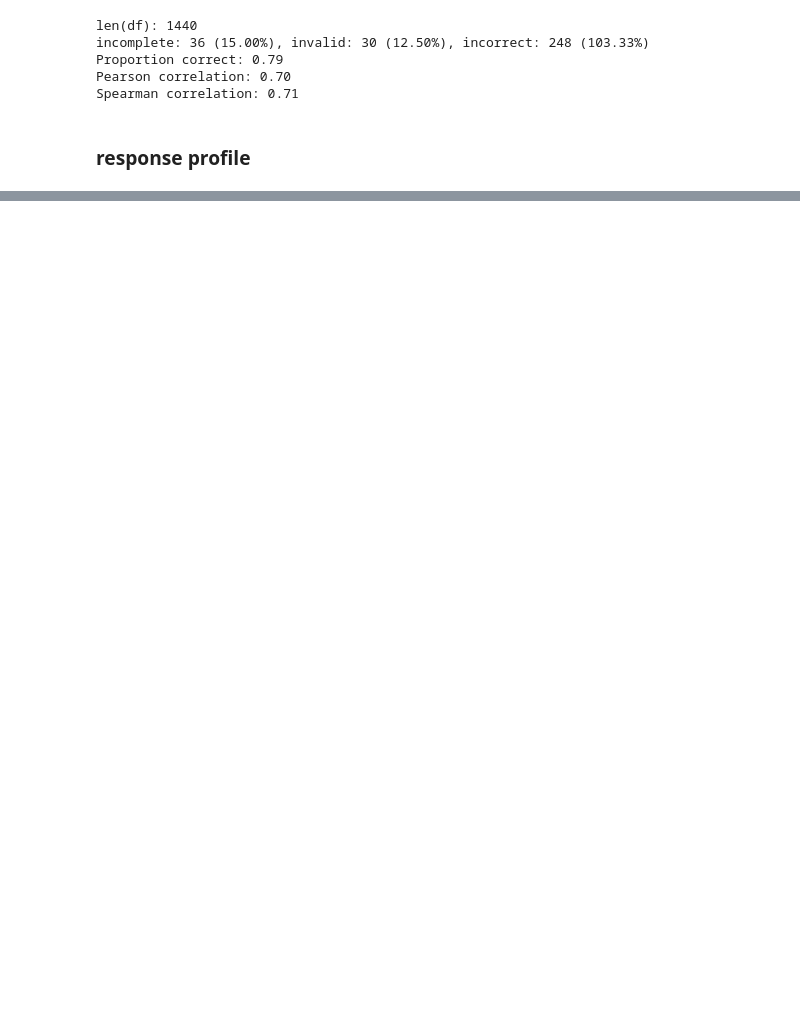
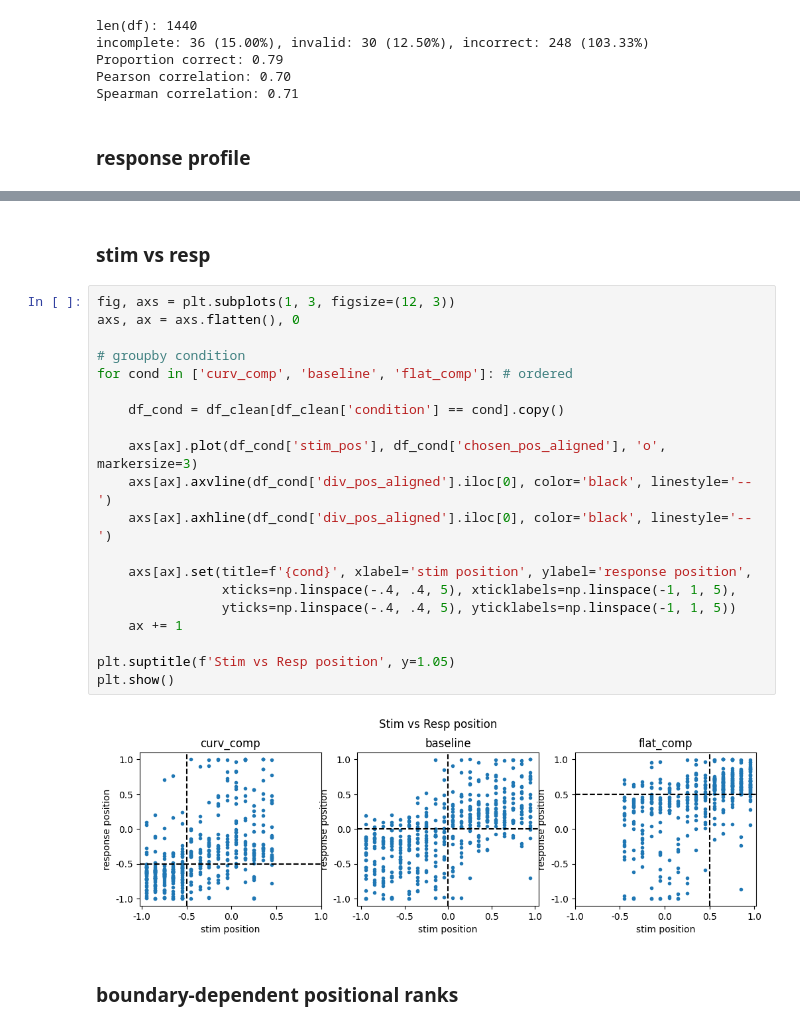
Before and after one commit to siyer7/asymmetry_design, a Jupyter notebook: code/python/beh_analyses_attention.ipynb, the cells around one changed output, grey strips where cells are left out. Saved outputs shown, nothing was run; the diff lists cells and outputs as text; blank space fills up the shorter version.

```diff
--- a/code/python/beh_analyses_attention.ipynb
+++ b/code/python/beh_analyses_attention.ipynb
@@ -171,0 +175,26 @@ plt.show()
+# %% [markdown]
+### stim vs resp
+# %%
+fig, axs = plt.subplots(1, 3, figsize=(12, 3))
+axs, ax = axs.flatten(), 0
+
+# groupby condition
+for cond in ['curv_comp', 'baseline', 'flat_comp']: # ordered
+
+    df_cond = df_clean[df_clean['condition'] == cond].copy()
+
+    axs[ax].plot(df_cond['stim_pos'], df_cond['chosen_pos_aligned'], 'o', markersize=3)
+    axs[ax].axvline(df_cond['div_pos_aligned'].iloc[0], color='black', linestyle='--')
+    axs[ax].axhline(df_cond['div_pos_aligned'].iloc[0], color='black', linestyle='--')
+
+    axs[ax].set(title=f'{cond}', xlabel='stim position', ylabel='response position',
+                xticks=np.linspace(-.4, .4, 5), xticklabels=np.linspace(-1, 1, 5),
+                yticks=np.linspace(-.4, .4, 5), yticklabels=np.linspace(-1, 1, 5))
+    ax += 1
+
+plt.suptitle(f'Stim vs Resp position', y=1.05)
+plt.show()
+# %% [output]
+[figure, added]
+# %% [markdown]
+### boundary-dependent positional ranks
```
Also changed, not shown: parts of 12 cells of this notebook, 5 other files.
